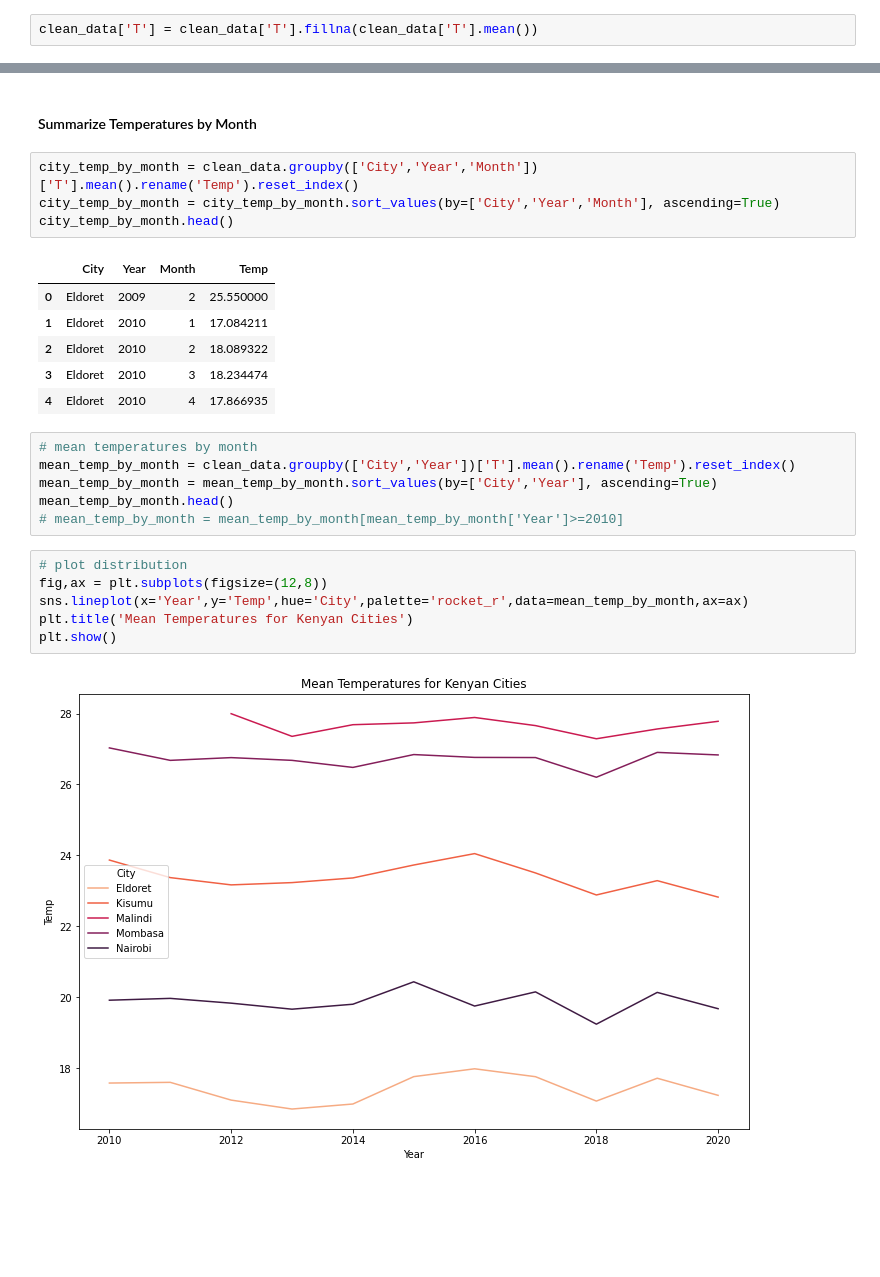
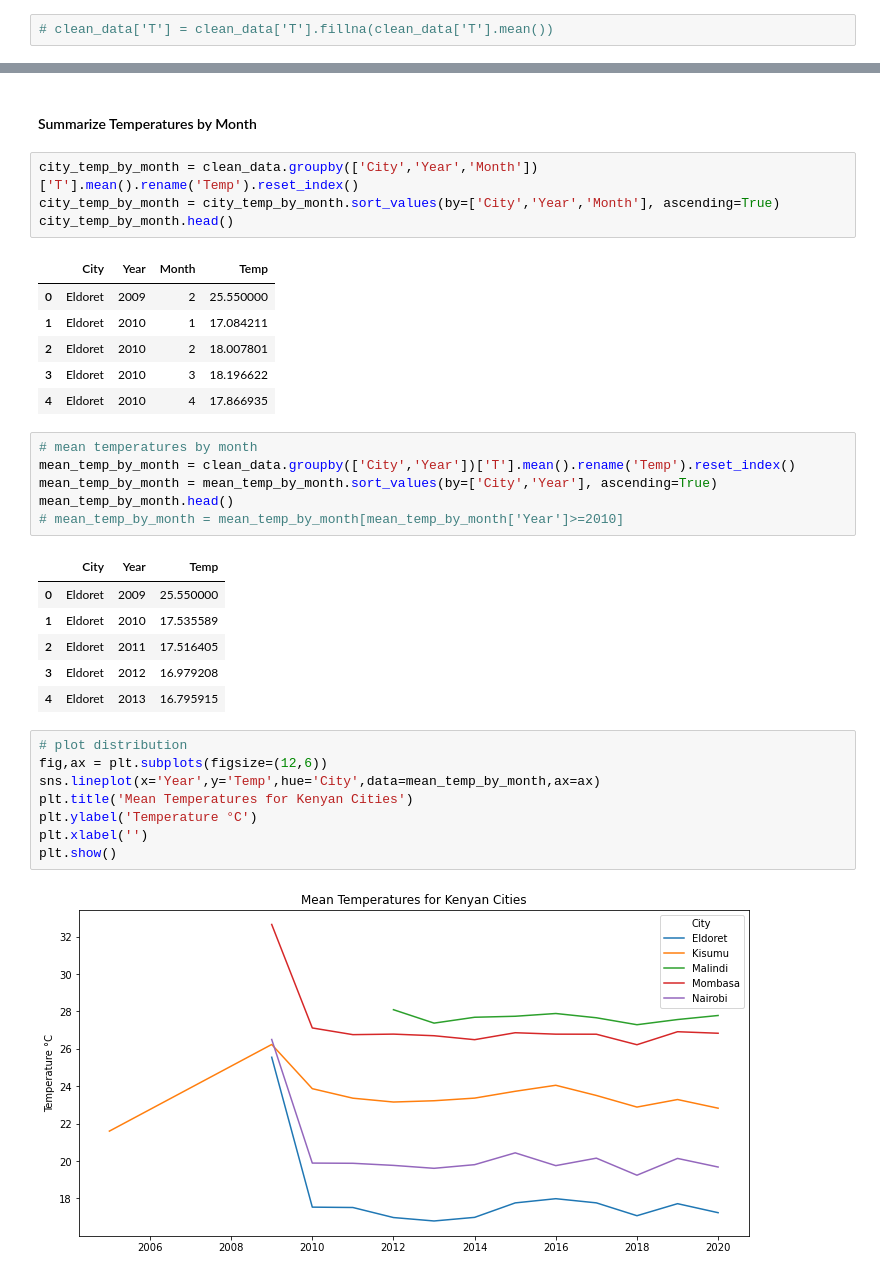
Before and after one commit to wkirui/Weather-Data-Analysis, a Jupyter notebook: Weather Scraper.ipynb, the cells around one changed output, grey strips where cells are left out. Cells and saved outputs as stored; diff of their text form; blank space fills up the shorter version.

Commit message:
cleanup results

```diff
--- a/Weather Scraper.ipynb
+++ b/Weather Scraper.ipynb
@@ -156,7 +156,7 @@ clean_data.head(3)
 | 2 | Eldoret | 00:00 | 14.8 | NaN | NaN | NaN | 56.0 | Wind blowing from the south | 4.0 | NaN | ... | ... |
 3 rows × 37 columns
 # %%
-clean_data['T'] = clean_data['T'].fillna(clean_data['T'].mean())
+# clean_data['T'] = clean_data['T'].fillna(clean_data['T'].mean())
 # %% [markdown]
 ##### Summarize Temperature by Date
 # %%
@@ -203,8 +203,8 @@ city_temp_by_month.head()
 |  | City | Year | Month | Temp |
 | 0 | Eldoret | 2009 | 2 | 25.550000 |
 | 1 | Eldoret | 2010 | 1 | 17.084211 |
-| 2 | Eldoret | 2010 | 2 | 18.089322 |
-| 3 | Eldoret | 2010 | 3 | 18.234474 |
+| 2 | Eldoret | 2010 | 2 | 18.007801 |
+| 3 | Eldoret | 2010 | 3 | 18.196622 |
 | 4 | Eldoret | 2010 | 4 | 17.866935 |
 # %%
 # mean temperatures by month
@@ -212,11 +212,20 @@ mean_temp_by_month = clean_data.groupby(['City','Year'])['T'].mean().rename('Tem
 mean_temp_by_month = mean_temp_by_month.sort_values(by=['City','Year'], ascending=True)
 mean_temp_by_month.head()
 # mean_temp_by_month = mean_temp_by_month[mean_temp_by_month['Year']>=2010]
+# %% [output]
+|  | City | Year | Temp |
+| 0 | Eldoret | 2009 | 25.550000 |
+| 1 | Eldoret | 2010 | 17.535589 |
+| 2 | Eldoret | 2011 | 17.516405 |
+| 3 | Eldoret | 2012 | 16.979208 |
+| 4 | Eldoret | 2013 | 16.795915 |
 # %%
 # plot distribution
-fig,ax = plt.subplots(figsize=(12,8))
-sns.lineplot(x='Year',y='Temp',hue='City',palette='rocket_r',data=mean_temp_by_month,ax=ax)
+fig,ax = plt.subplots(figsize=(12,6))
+sns.lineplot(x='Year',y='Temp',hue='City',data=mean_temp_by_month,ax=ax)
 plt.title('Mean Temperatures for Kenyan Cities')
+plt.ylabel('Temperature °C')
+plt.xlabel('')
 plt.show()
 # %% [output]
-[figure, old version]
+[figure, new version]
```
Also changed, not shown: parts of 3 cells of this notebook.
